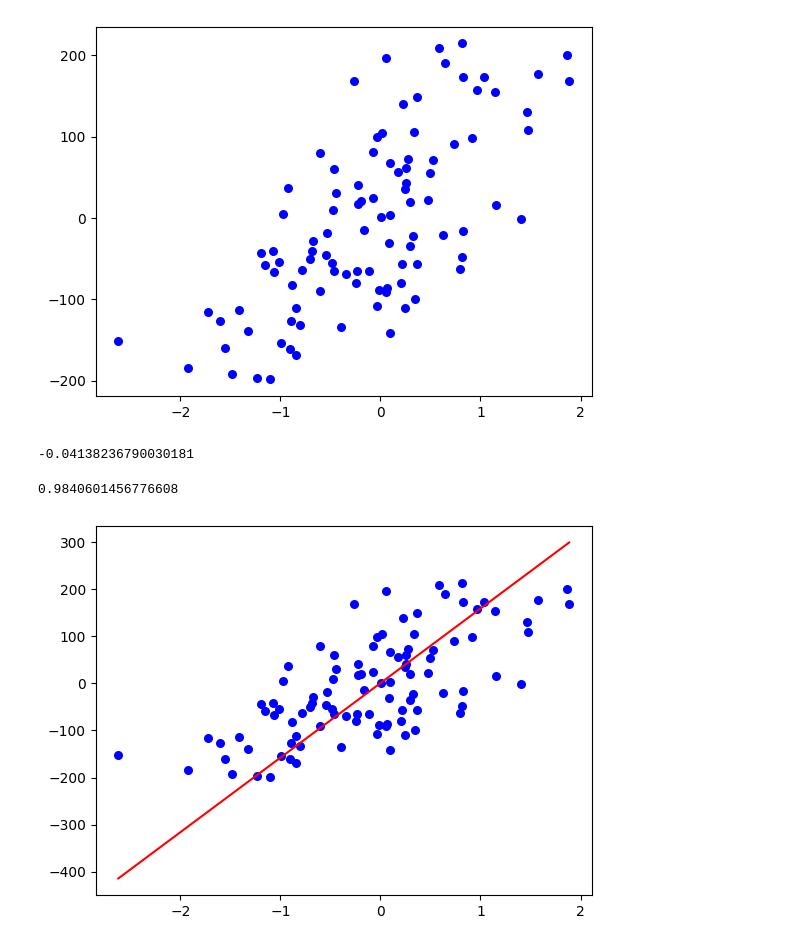
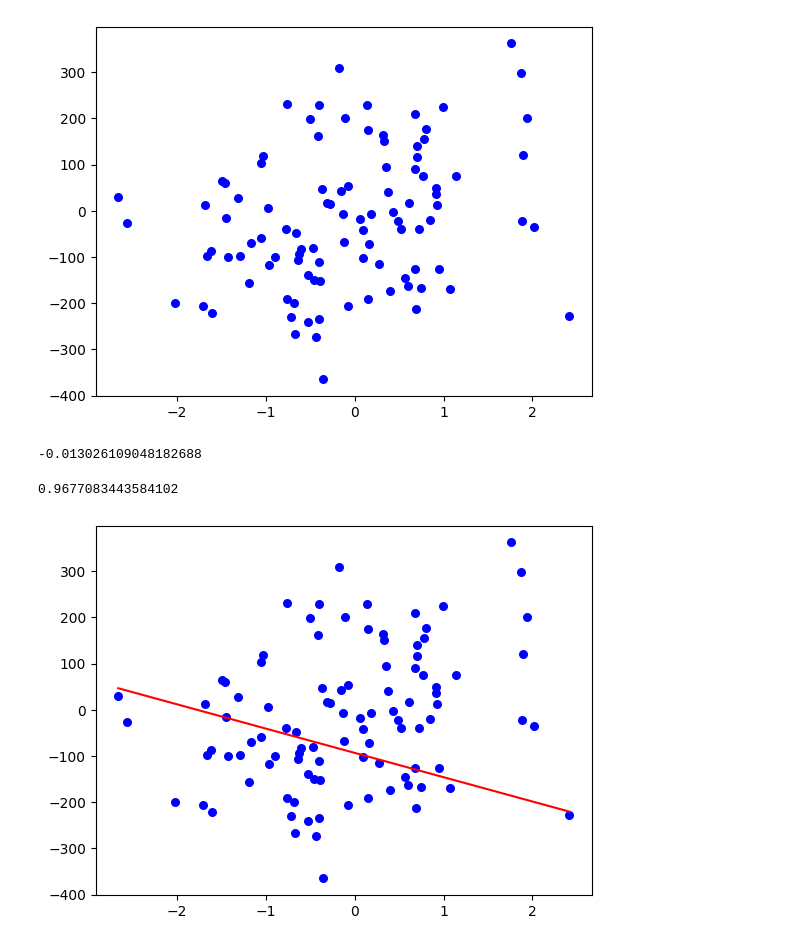
Before and after one commit to trinhminh11/MLfromScratch, a Jupyter notebook: LinearRegression.ipynb, the cells around one changed output. Cells and saved outputs as stored; diff of their text form; code cells hidden in the pictures.

```diff
--- a/LinearRegression.ipynb
+++ b/LinearRegression.ipynb
@@ -4,6 +4,10 @@ import matplotlib.pyplot as plt
 from sklearn.model_selection import train_test_split
 from tqdm import tqdm
 from sklearn import datasets
+# %%
+n_samples = 100
+n_features = 5
+random_seed = 0
 # %%
-X, y = datasets.make_regression(100, 2, noise = 20, random_state=42)
+X, y = datasets.make_regression(n_samples, n_features, noise = 20, random_state=random_seed)
 # %%
@@ -12,65 +16,65 @@ X_train, X_test, y_train, y_test = train_test_split(X, y, test_size=0.2, random_
 plt.scatter(X[:, 0], y, color = 'b', marker= 'o', s = 30)
 plt.show()
 # %% [output]
-[figure, old version]
+[figure, new version]
 # %%
 class LinearRegression:
 	def __init__(self, n_features) -> None:
 		self.n_features = n_features
 
-		# self.m = np.random.random(n_dims)
+		# create random initial weights
+		self.w = np.random.randn(n_features)
 
-		self.w = np.zeros(n_features)
-
+		# initial bias = 0
 		self.b = 0
 
 	def fit(self, X, y, epochs = 1000, lr = 0.0001):
-
 		for epoch in tqdm(range(epochs)):
 			dw, db = self.gradient_descend(X, y)
 
+			# Applied Gradient
 			self.w -= lr * dw
 			self.b -= lr * db
 
+	# gradient descend for Mean Squared Error
 	def gradient_descend(self, X, y):
 		n_samples = X.shape[0]
 
-		y_predicted = self.predicted(X)
+		y_predicted = self.predict(X)
 
-		dw = (1/n_samples) * np.dot(X.T, (y_predicted - y))
-		db = (1/n_samples) * np.sum(y_predicted-y)
+		dw = (2/n_samples) * np.dot(X.T, (y_predicted - y))
+		db = (2/n_samples) * np.sum(y_predicted-y)
 
 		return dw, db
 
-
+	# R Squared score
 	def score(self, X: np.ndarray, y: np.ndarray):
 		return 1 - self.MSE(X, y)/ (y.std() * y.std())
 
-	def predicted(self, X: np.ndarray):
-		if len(X.shape) == 2:
-			return np.dot(X, self.w) + self.b
-		elif len(X.shape) < 2:
-			return (X * self.w).sum() + self.b
+	# predict result
+	def predict(self, X: np.ndarray):
+		return np.dot(X, self.w) + self.b
 
+	# Mean Squared Error
 	def MSE(self, X: np.ndarray, y: np.ndarray):
-		return np.mean((y - self.predicted(X))**2)
+		return np.mean((y - self.predict(X))**2)
 # %%
 model = LinearRegression(X_train.shape[1])
 # %%
 model.score(X_test, y_test)
 # %% [output]
--0.04138236790030181
+-0.013026109048182688
 # %%
 model.fit(X_train, y_train, lr = 0.1)
 # %%
 model.score(X_test, y_test)
 # %% [output]
-0.9840601456776608
+0.9677083443584102
 # %%
 plt.scatter(X[:, 0], y, color = 'b', marker= 'o', s = 30)
 X_min = X[:, 0].min()
 X_max = X[:, 0].max()
-plt.plot([X_min, X_max], [model.predicted(X_min), model.predicted(X_max)], c = 'red')
+plt.plot([X_min, X_max], [model.predict(X[X[:, 0].min() == X[:, 0]]), model.predict(X[X[:, 0].max() == X[:, 0]])], c = 'red')
 plt.show()
 # %% [output]
-[figure, old version]
+[figure, new version]
```
Also changed, not shown: parts of 1 cell of this notebook.
